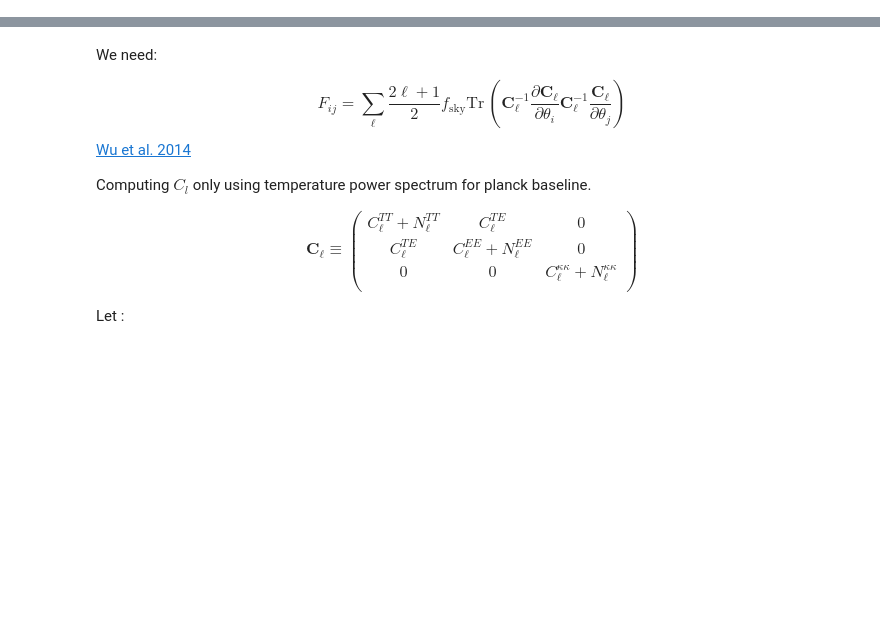
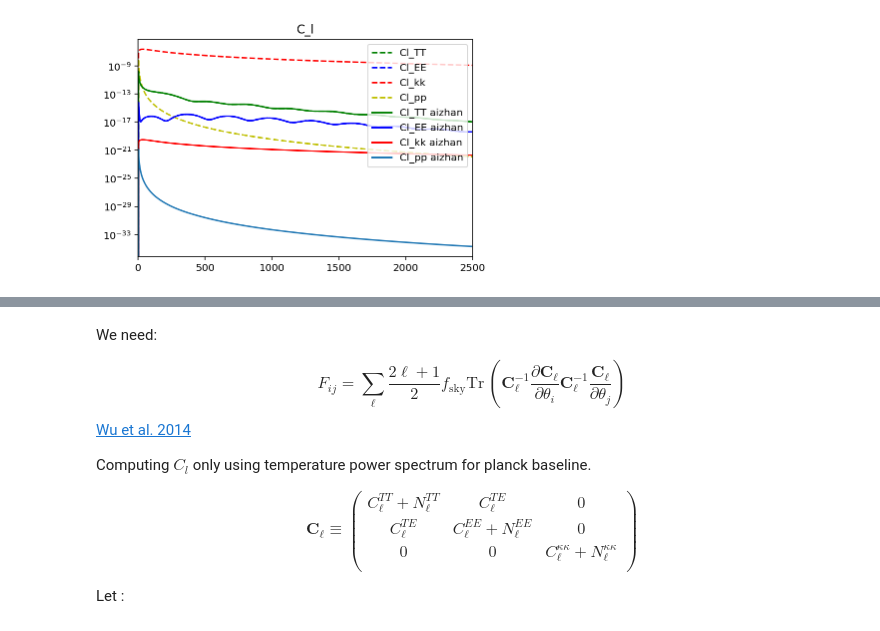
Before and after one commit to iej2106/cosmo_class, a Jupyter notebook: compute_fisher_dmeff_S4.ipynb, the cells around one changed output, grey strips where cells are left out. Saved outputs shown, nothing was run; the diff lists cells and outputs as text; code cells hidden in the pictures; blank space fills up the shorter version.

```diff
--- a/compute_fisher_dmeff_S4.ipynb
+++ b/compute_fisher_dmeff_S4.ipynb
@@ -23,9 +35,7 @@ Tcmb = 2.726
 # %%
 # Define the CLASS input dictionary, use defaults
 params = {
-    'output': 'tCl pCl lCl',
-    'l_max_scalars': 2500,
-    'lensing': 'yes',
+    'output': 'tCl pCl lCl','l_max_scalars': 2500,'lensing': 'yes',
     'omega_b': list_fiducial[0],
     'omega_dmeff': list_fiducial[1],
     'h': list_fiducial[2],
@@ -35,7 +45,11 @@ params = {
     'sigma_dmeff': list_fiducial[6],
     'm_dmeff': dm_mass,
     'omega_cdm' : 1.0e-10,
-    'npow_dmeff': n_power
+    'npow_dmeff': n_power,
+    'N_ur':2.0328,
+    'N_ncdm': 1,
+    'm_ncdm': 0.06,
+    'T_ncdm':0.71611
 }
 
 # The usual CLASS code for computing C_l - fiducial only:
@@ -46,6 +60,46 @@ fiducial = cosmo.lensed_cl(2500)
 cosmo.struct_cleanup()
 cosmo.empty()
 ell = fiducial['ell']
+
+Cl_est_kk = []
+for i in ell:
+    if i < 2:
+        Cl_est_kk.append(0)
+    else:
+        Cl_est_kk.append(1/4*(math.factorial(i+2)/math.factorial(i-2))*fiducial['pp'][i])
+# %%
+b = np.load('noise/Cl_tt.npy') /((1.0e6*Tcmb)**2)
+c = np.load('noise/Cl_ee.npy')/((1.0e6*Tcmb)**2)
+d = np.load('noise/Cl_kk.npy') /((1.0e6*Tcmb)**2)
+
+d2 = []
+
+for i in ell:
+    if i < 2:
+        d2.append(0)
+    else:
+        d2.append(4*(math.factorial(i-2)/math.factorial(i+2))*d[i])
+
+
+plt.plot(fiducial['tt'], 'g--',label="Cl_TT")
+plt.plot(fiducial['ee'] , 'b--',label="Cl_EE")
+plt.plot(Cl_est_kk, 'r--',label="Cl_kk")
+plt.plot(fiducial['pp'], 'y--',label="Cl_pp")
+
+plt.plot(b, 'g-',label="Cl_TT aizhan")
+plt.plot(c , 'b-',label="Cl_EE aizhan")
+plt.plot(d, 'r-',label="Cl_kk aizhan")
+plt.plot(d2, '-',label="Cl_pp aizhan")
+
+plt.yscale('log')
+#plt.ylim(5e-22,1e-18)
+plt.xlim(0,2500)
+plt.legend(loc="upper right")
+plt.title('C_l')
+plt.savefig("C_lcompare.png")
+plt.show()
+# %% [output]
+[figure, added]
 # %%
 #For right and left C_l's:
 def utility_function_call_CLASS(input_dict, l_max=2500):
```
Also changed, not shown: parts of 19 cells of this notebook.
